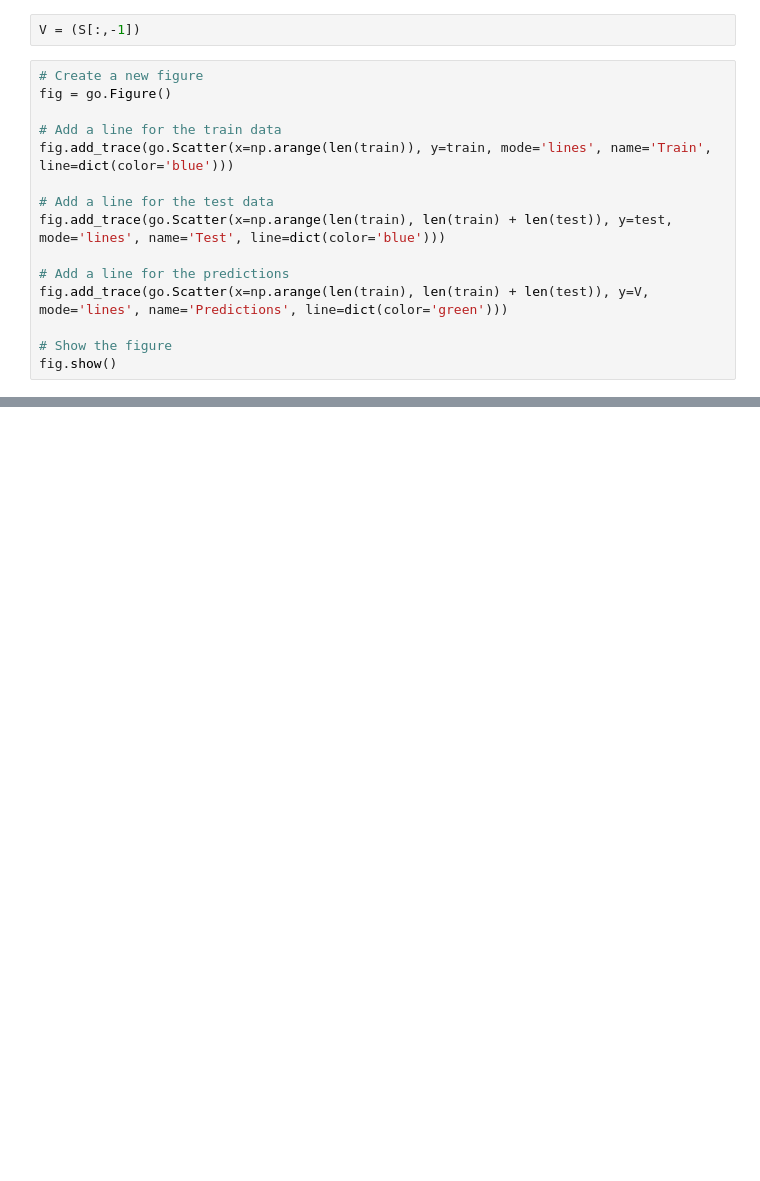
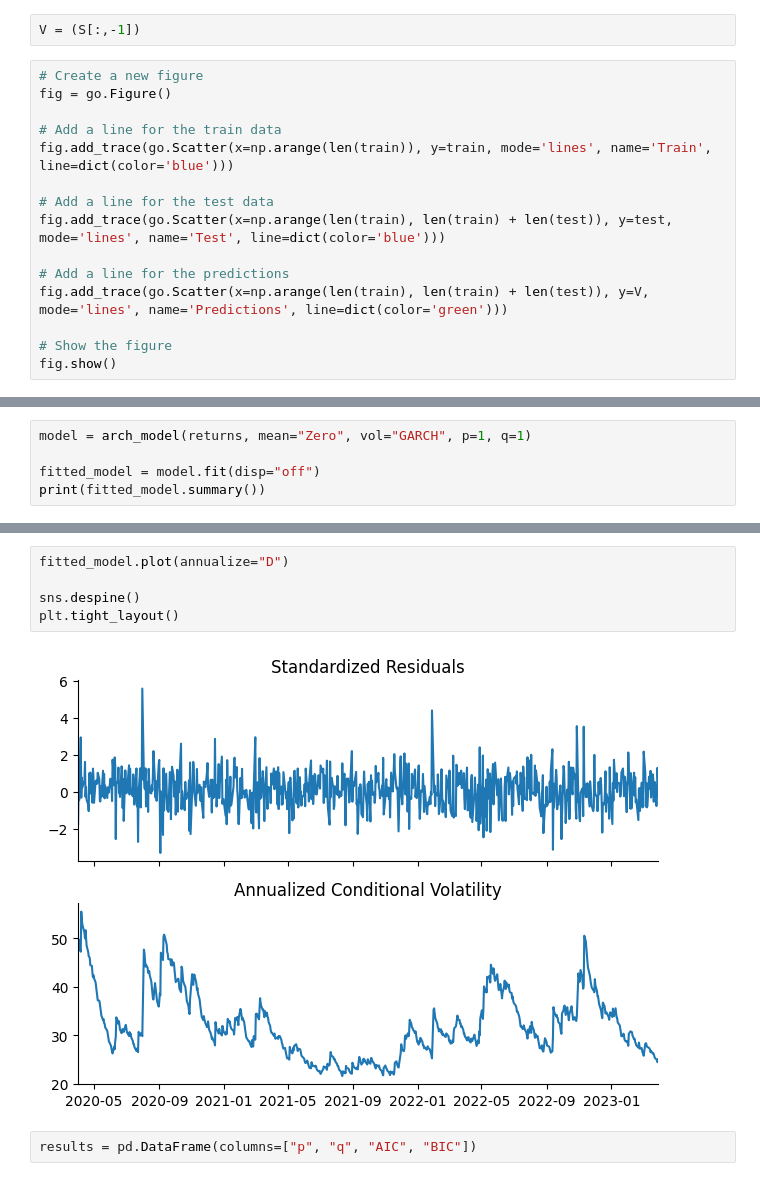
Before and after one commit to AdrianLandaverde/Proyectos-de-Ingenieria-Matematica, a Jupyter notebook: modulo1/actividad1/actividad1.ipynb, the cells around one changed output, grey strips where cells are left out. Drawn from its saved outputs; the diff is of its cells as text; blank space fills up the shorter version.

```diff
--- a/modulo1/actividad1/actividad1.ipynb
+++ b/modulo1/actividad1/actividad1.ipynb
@@ -200,0 +232,5 @@ fig.show()
+# %%
+model = arch_model(returns, mean="Zero", vol="GARCH", p=1, q=1)
+
+fitted_model = model.fit(disp="off")
+print(fitted_model.summary())
@@ -200,0 +258,9 @@ fig.show()
+# %%
+fitted_model.plot(annualize="D")
+
+sns.despine()
+plt.tight_layout()
+# %% [output]
+[figure, added]
+# %%
+results = pd.DataFrame(columns=["p", "q", "AIC", "BIC"])
```
Also changed, not shown: parts of 16 cells of this notebook.
